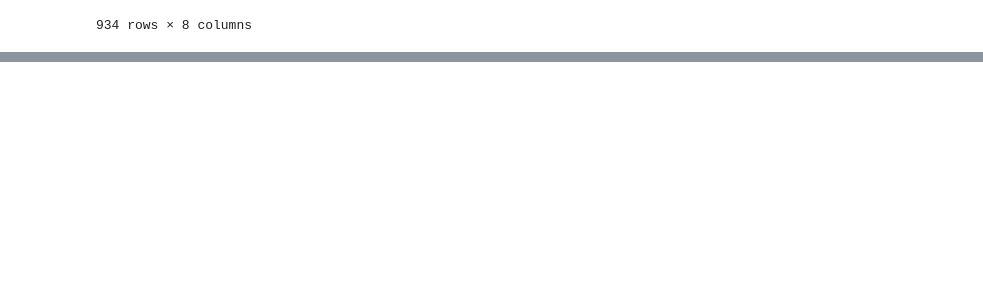
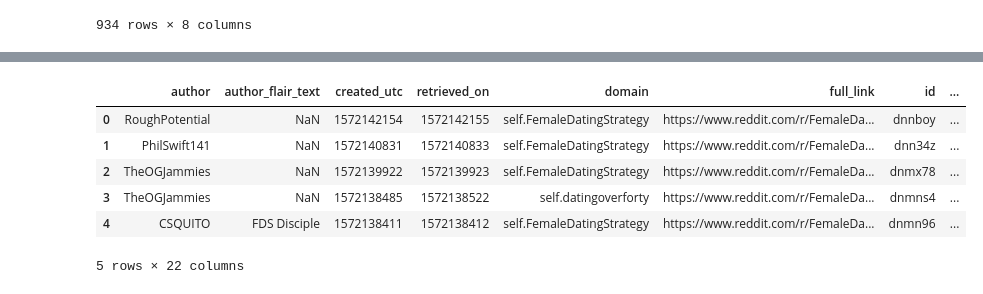
Before and after one commit to anng217/redditbots, a Jupyter notebook: fds_datacleaning.ipynb, the cells around one changed output, grey strips where cells are left out. Saved outputs shown, nothing was run; the diff lists cells and outputs as text; code cells hidden in the pictures; blank space fills up the shorter version.

```diff
--- a/fds_datacleaning.ipynb
+++ b/fds_datacleaning.ipynb
@@ -146,0 +184,10 @@ fds_comments_before_4mo_df.to_csv('fds_comments_before_4mo.csv')
+# %%
+fds_sub_b4_df.head()
+# %% [output]
+|  | author | author_flair_text | created_utc | retrieved_on | domain | full_link | id | ... |
+| 0 | RoughPotential | NaN | 1572142154 | 1572142155 | self.FemaleDatingStrategy | https://www.reddit.com/r/FemaleDa... | dnnboy | ... |
+| 1 | PhilSwift141 | NaN | 1572140831 | 1572140833 | self.FemaleDatingStrategy | https://www.reddit.com/r/FemaleDa... | dnn34z | ... |
+| 2 | TheOGJammies | NaN | 1572139922 | 1572139923 | self.FemaleDatingStrategy | https://www.reddit.com/r/FemaleDa... | dnmx78 | ... |
+| 3 | TheOGJammies | NaN | 1572138485 | 1572138522 | self.datingoverforty | https://www.reddit.com/r/FemaleDa... | dnmns4 | ... |
+| 4 | CSQUITO | FDS Disciple | 1572138411 | 1572138412 | self.FemaleDatingStrategy | https://www.reddit.com/r/FemaleDa... | dnmn96 | ... |
+5 rows × 22 columns
```
Also changed, not shown: parts of 12 cells of this notebook, 4 other files.
